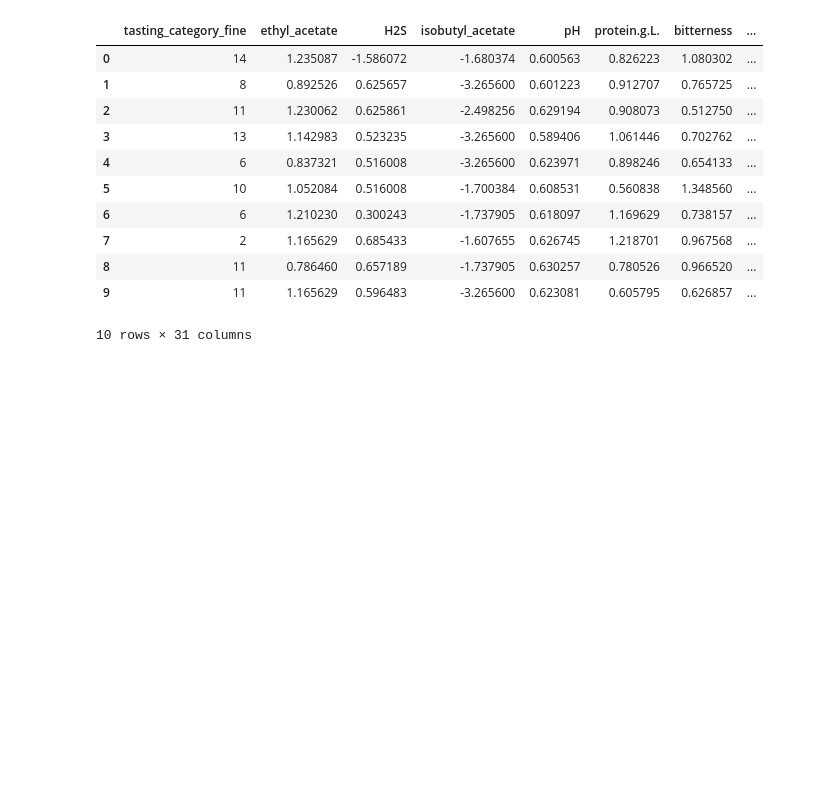
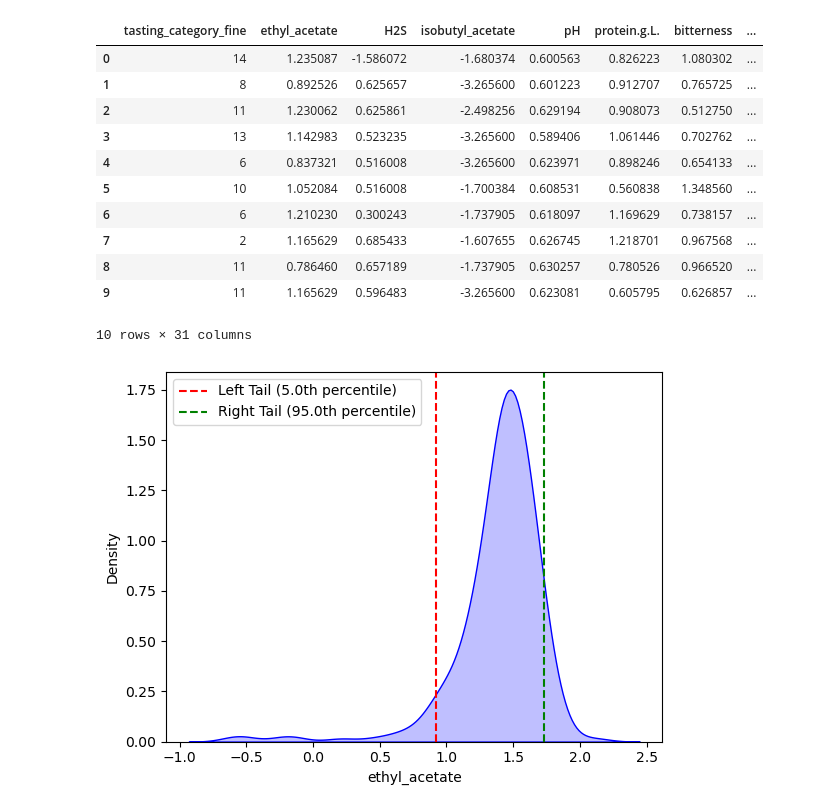
Before and after one commit to MaDe2101/DMLBeerProject, a Jupyter notebook: src/overallPythonFile.ipynb, the cells around one changed output. Drawn from its saved outputs; the diff is of its cells as text; code cells hidden in the pictures; blank space fills up the shorter version.

```diff
--- a/src/overallPythonFile.ipynb
+++ b/src/overallPythonFile.ipynb
@@ -365,3 +365,37 @@ selected_dfRand.head(10)
 10 rows × 31 columns
 # %%
 selected_dfRand.to_csv('./../data/result/correlationSampleSmall.csv', index=False)
+# %%
+def plot_density_with_tails(df, column, left_tail_quantile=0.05, right_tail_quantile=0.95):
+    """
+    Creates a density plot for a specified column of a DataFrame and marks the left and right tails.
+
+    Parameters:
+    - df: pandas DataFrame
+    - column: str, the name of the column to plot
+    - left_tail_quantile: float, quantile for the left tail (default is 0.05)
+    - right_tail_quantile: float, quantile for the right tail (default is 0.95)
+    """
+    # Calculate the quantiles for the tails
+    left_tail = df[column].quantile(left_tail_quantile)
+    right_tail = df[column].quantile(right_tail_quantile)
+
+    # Create the density plot
+    sns.kdeplot(df[column], fill=True, color='blue')
+
+    # Mark the left and right tails
+    plt.axvline(left_tail, color='red', linestyle='--', label=f'Left Tail ({left_tail_quantile * 100}th percentile)')
+    plt.axvline(right_tail, color='green', linestyle='--', label=f'Right Tail ({right_tail_quantile * 100}th percentile)')
+
+    # Add labels and title
+    plt.xlabel(column)
+    plt.ylabel('Density')
+    #plt.title(f'Density Plot of {column} with Tails')
+    plt.legend()
+
+    # Show the plot
+    plt.show()
+# %%
+plot_density_with_tails(df, 'ethyl_acetate')
+# %% [output]
+[figure, added]
```
Also changed, not shown: 31 other files.
